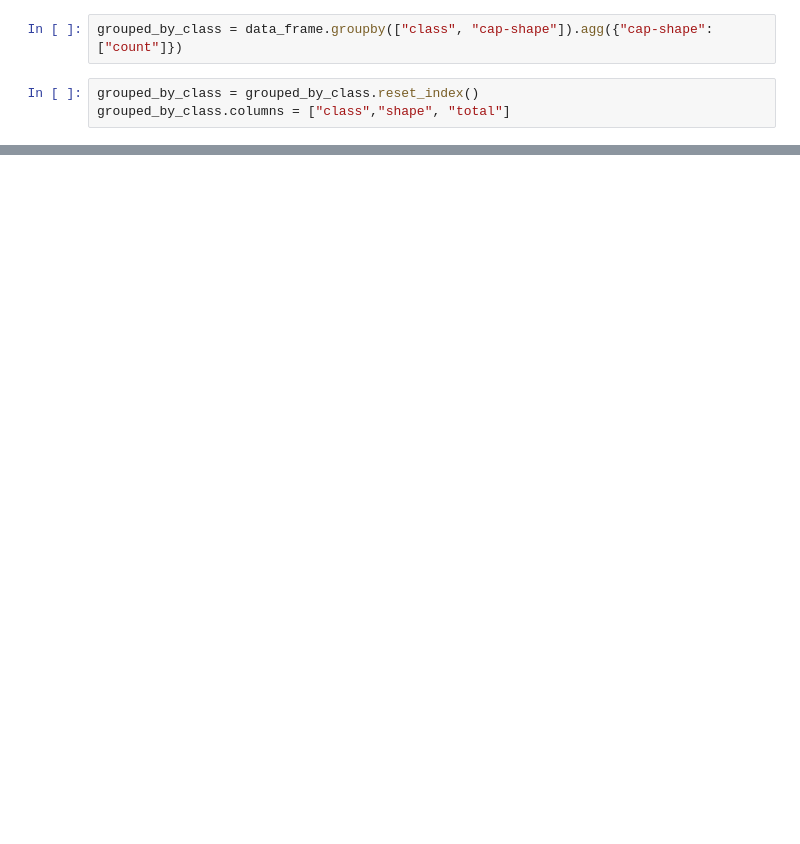
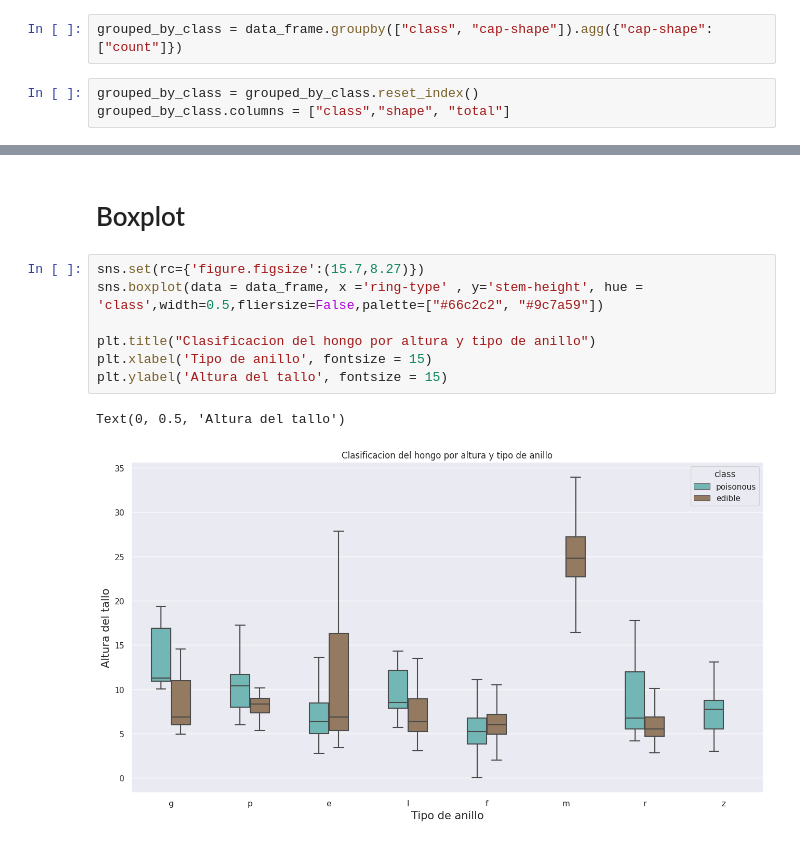
Before and after one commit to LucasVCorrea/Data-Science, a Jupyter notebook: mushrooms_analisis/analisis_exploratorio_plots.ipynb, the cells around one changed output, grey strips where cells are left out. Saved outputs shown, nothing was run; the diff lists cells and outputs as text; blank space fills up the shorter version.

```diff
--- a/mushrooms_analisis/analisis_exploratorio_plots.ipynb
+++ b/mushrooms_analisis/analisis_exploratorio_plots.ipynb
@@ -51,0 +183,12 @@ sns.barplot(data = grouped_by_class, x = 'shape', y = 'total' , hue = 'class' ,
+# %% [markdown]
+# Boxplot
+# %%
+sns.set(rc={'figure.figsize':(15.7,8.27)})
+sns.boxplot(data = data_frame, x ='ring-type' , y='stem-height', hue = 'class',width=0.5,fliersize=False,palette=["#66c2c2", "#9c7a59"])
+
+plt.title("Clasificacion del hongo por altura y tipo de anillo")
+plt.xlabel('Tipo de anillo', fontsize = 15)
+plt.ylabel('Altura del tallo', fontsize = 15)
+# %% [output]
+Text(0, 0.5, 'Altura del tallo')
+[figure, added]
```
Also changed, not shown: parts of 23 cells of this notebook.
